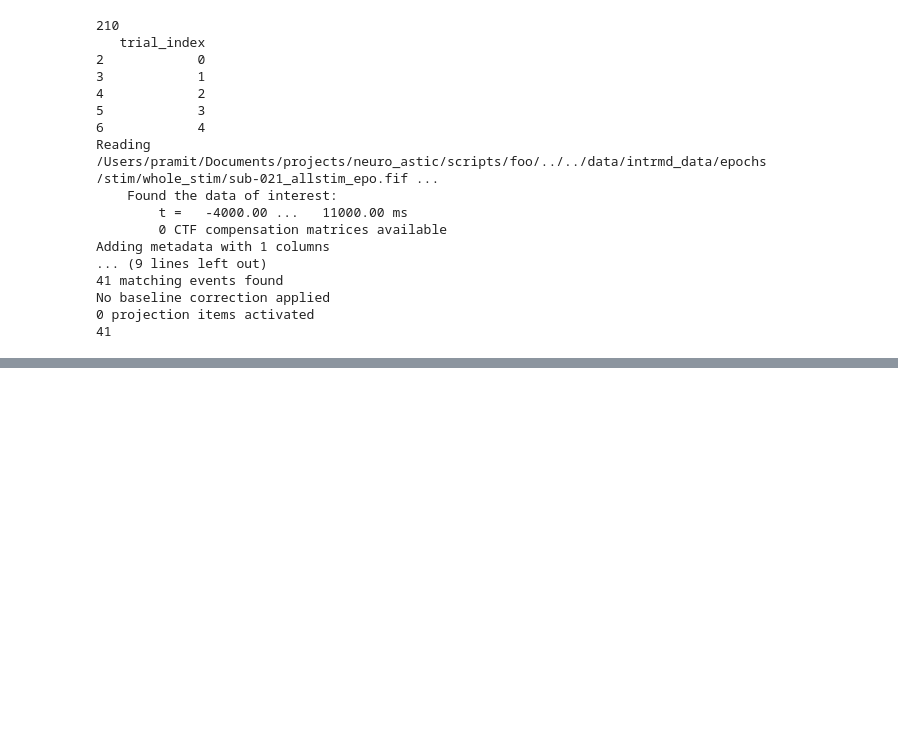
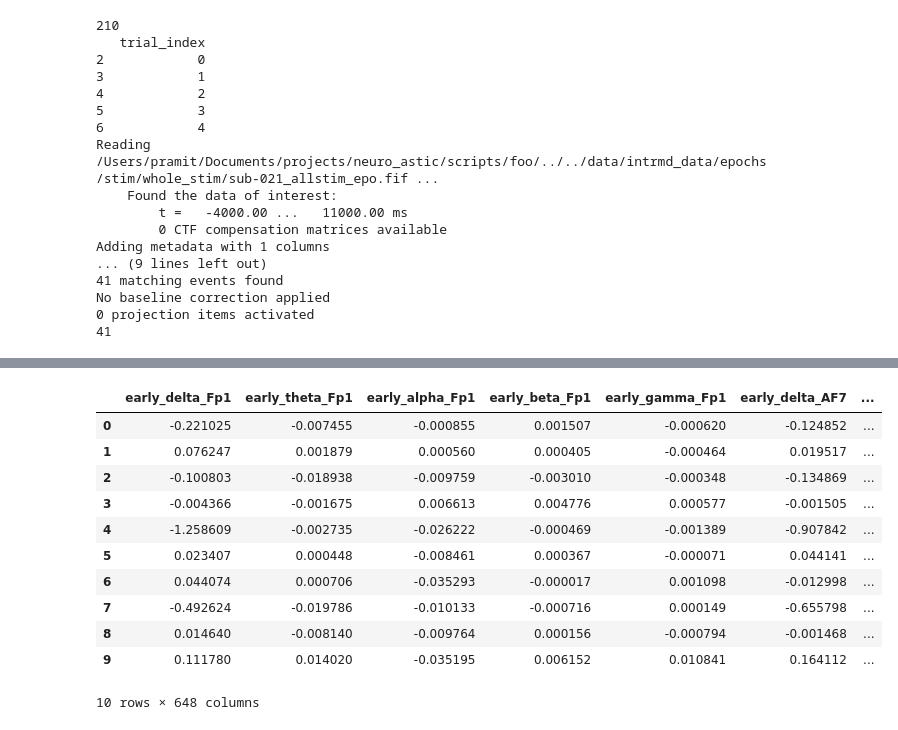
Before and after one commit to promit-3o20/neuro_astic, a Jupyter notebook: scripts/foo/03_epoch_analyse.ipynb, the cells around one changed output, grey strips where cells are left out. Cells and saved outputs as stored; diff of their text form; code cells hidden in the pictures; blank space fills up the shorter version.

```diff
--- a/scripts/foo/03_epoch_analyse.ipynb
+++ b/scripts/foo/03_epoch_analyse.ipynb
@@ -130,0 +191,19 @@ No baseline correction applied
+# %%
+import pandas as pd
+
+features_df = pd.read_parquet("../../data/features/sub-021_bpfeatures.parquet")
+
+features_df.head(10)
+# %% [output]
+|  | early_delta_Fp1 | early_theta_Fp1 | early_alpha_Fp1 | early_beta_Fp1 | early_gamma_Fp1 | early_delta_AF7 | ... |
+| 0 | -0.221025 | -0.007455 | -0.000855 | 0.001507 | -0.000620 | -0.124852 | ... |
+| 1 | 0.076247 | 0.001879 | 0.000560 | 0.000405 | -0.000464 | 0.019517 | ... |
+| 2 | -0.100803 | -0.018938 | -0.009759 | -0.003010 | -0.000348 | -0.134869 | ... |
+| 3 | -0.004366 | -0.001675 | 0.006613 | 0.004776 | 0.000577 | -0.001505 | ... |
+| 4 | -1.258609 | -0.002735 | -0.026222 | -0.000469 | -0.001389 | -0.907842 | ... |
+| 5 | 0.023407 | 0.000448 | -0.008461 | 0.000367 | -0.000071 | 0.044141 | ... |
+| 6 | 0.044074 | 0.000706 | -0.035293 | -0.000017 | 0.001098 | -0.012998 | ... |
+| 7 | -0.492624 | -0.019786 | -0.010133 | -0.000716 | 0.000149 | -0.655798 | ... |
+| 8 | 0.014640 | -0.008140 | -0.009764 | 0.000156 | -0.000794 | -0.001468 | ... |
+| 9 | 0.111780 | 0.014020 | -0.035195 | 0.006152 | 0.010841 | 0.164112 | ... |
+10 rows × 648 columns
```
Also changed, not shown: parts of 5 cells of this notebook, 1 other file.
